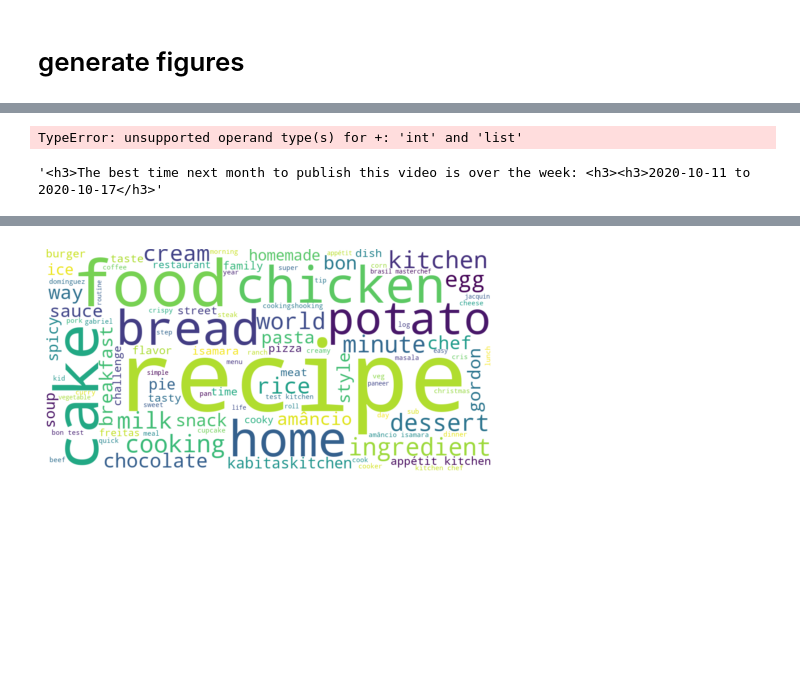
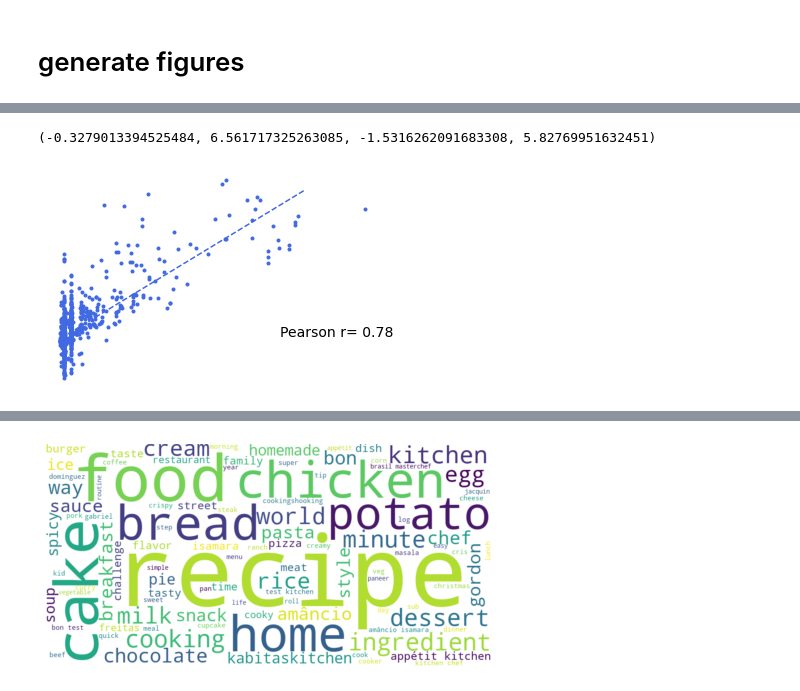
Before and after one commit to wandiyu/youtube_trend_app, a Jupyter notebook: capstone_project.ipynb, the cells around one changed output, grey strips where cells are left out. Drawn from its saved outputs; the diff is of its cells as text; code cells hidden in the pictures; blank space fills up the shorter version.

```diff
--- a/capstone_project.ipynb
+++ b/capstone_project.ipynb
@@ -458,0 +698,12 @@ argmax
+# %%
+plt.plot(reals,predictions,'.',color='royalblue')
+a,b = np.polyfit(reals,predictions,1)
+plt.plot(np.arange(6), np.arange(6)*a+b,'--',color='royalblue')
+plt.ylabel('Real data',fontsize=14)
+plt.xlabel('Prediction',fontsize=14)
+plt.text(4.5,0.2,'Pearson r= {r:.2f}'.format(r=np.corrcoef(reals,
+                    predictions)[0][1]),fontsize=14)
+plt.axis('off')
+# %% [output]
+(-0.3279013394525484, 6.561717325263085, -1.5316262091683308, 5.82769951632451)
+[figure, added]
@@ -470,14 +726,6 @@ def pick_week(t0,z):
     p1 = '<h3>The best time next month to publish this video is over the week: <h3>'
     p2 = '<h3>'+t1+' to '+t2+'</h3>'
     return p1+p2
-# %%
-t1 = pick_week(datetime.datetime(2020,10,11),z)
-# %% [output]
-TypeError: unsupported operand type(s) for +: 'int' and 'list'
-# %%
-t1
-# %% [output]
-'<h3>The best time next month to publish this video is over the week: <h3><h3>2020-10-11 to 2020-10-17</h3>'
 # %%
 def interface(text):
     #text = input()
```
Also changed, not shown: parts of 58 cells of this notebook, 24 other files.
